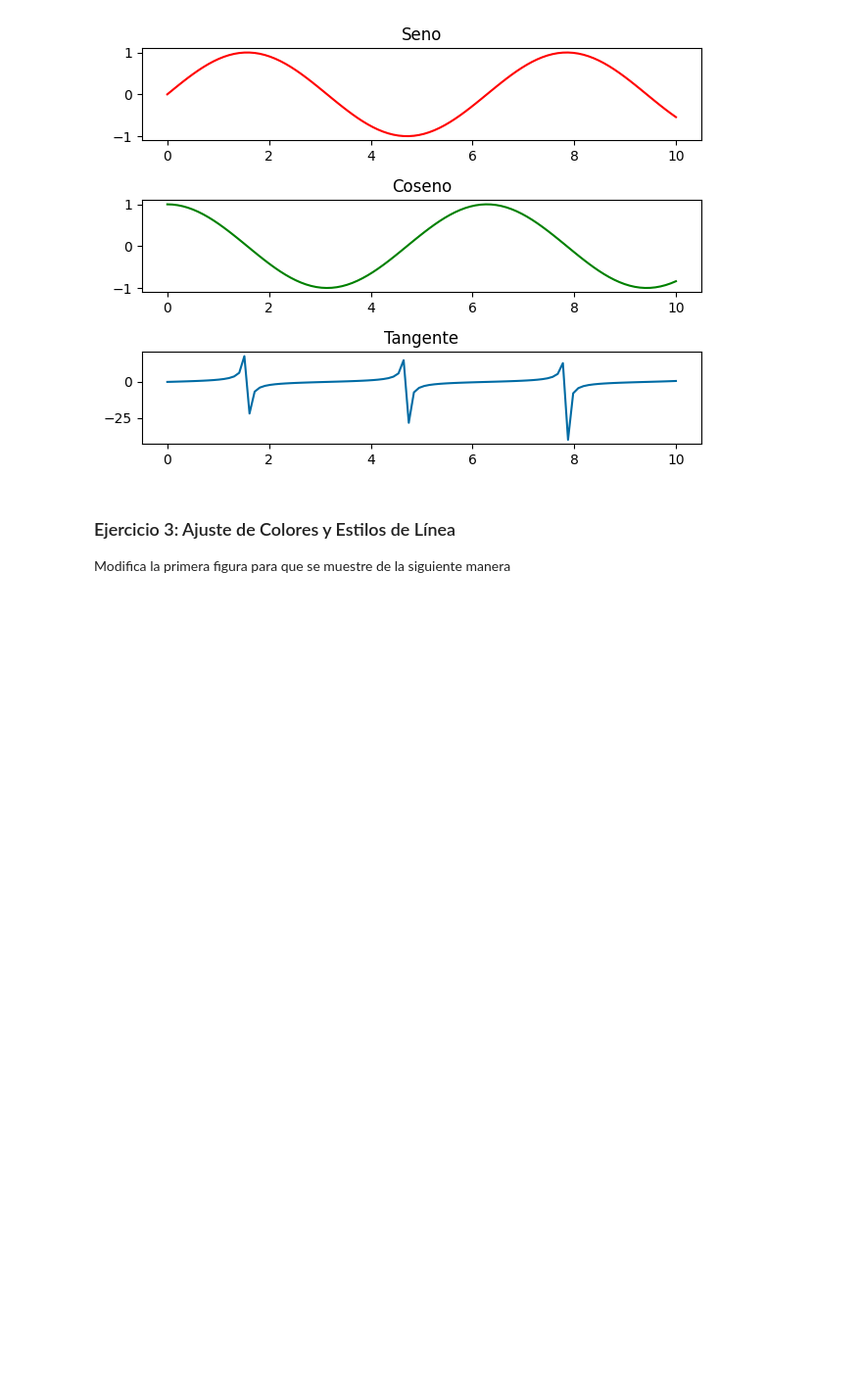
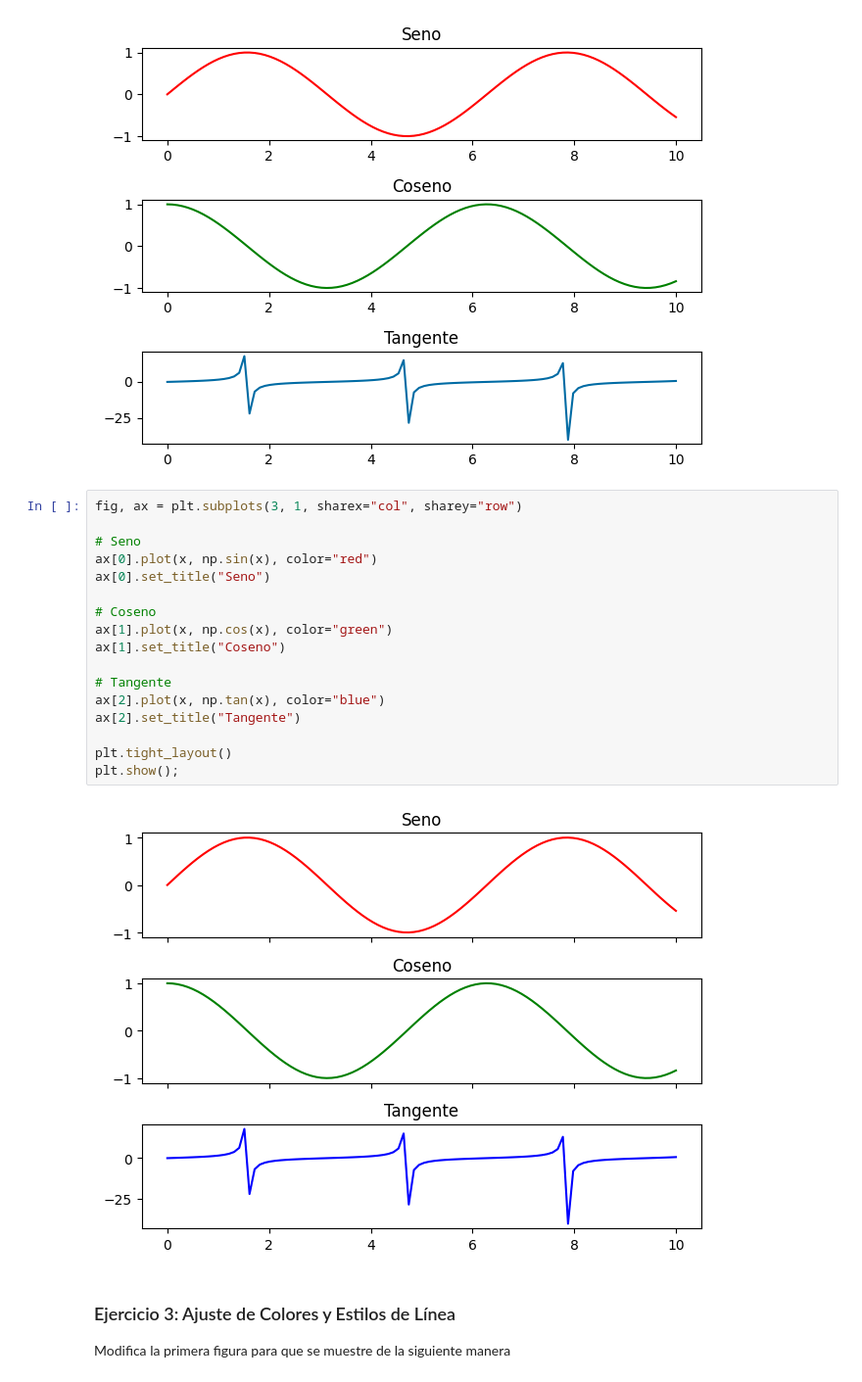
Before and after one commit to MHHsim/DS-Online-Marta-Harana, a Jupyter notebook: 03_Data_Analysis/Sprint_08/Unidad_01_Visualizacion_Basica_Matplotlib/02_Ejercicios_Workout/10_Ejercicios_Basicos.ipynb, the cells around one changed output. Shown at 98% size. Saved outputs shown, nothing was run; the diff lists cells and outputs as text; blank space fills up the shorter version.

```diff
--- a/03_Data_Analysis/Sprint_08/Unidad_01_Visualizacion_Basica_Matplotlib/02_Ejercicios_Workout/10_Ejercicios_Basicos.ipynb
+++ b/03_Data_Analysis/Sprint_08/Unidad_01_Visualizacion_Basica_Matplotlib/02_Ejercicios_Workout/10_Ejercicios_Basicos.ipynb
@@ -111,6 +111,25 @@ plt.tight_layout()
 plt.show()
 # %% [output]
 [figure]
+# %%
+fig, ax = plt.subplots(3, 1, sharex="col", sharey="row")
+
+# Seno
+ax[0].plot(x, np.sin(x), color="red")
+ax[0].set_title("Seno")
+
+# Coseno
+ax[1].plot(x, np.cos(x), color="green")
+ax[1].set_title("Coseno")
+
+# Tangente
+ax[2].plot(x, np.tan(x), color="blue")
+ax[2].set_title("Tangente")
+
+plt.tight_layout()
+plt.show();
+# %% [output]
+[figure, added]
 # %% [markdown]
 
 ### Ejercicio 3: Ajuste de Colores y Estilos de Línea
```
Also changed, not shown: parts of 7 cells of this notebook, 1 other file.
